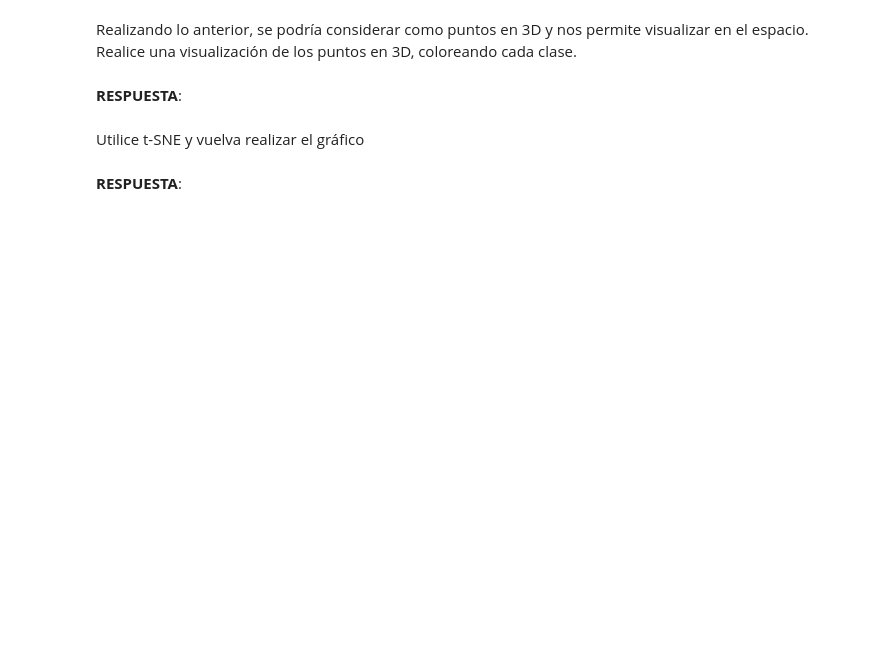
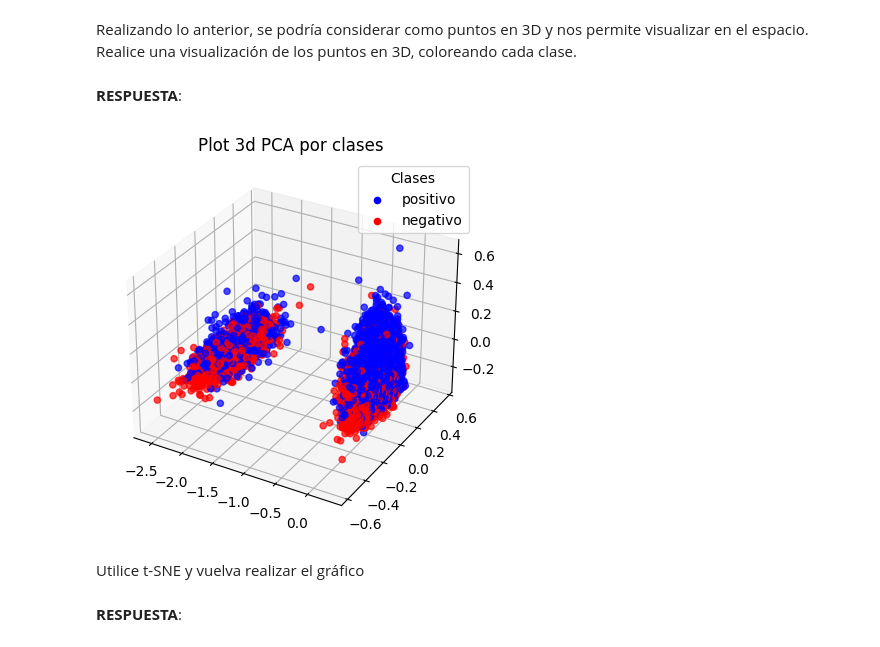
Before and after one commit to Larraguibel/NLP-projects, a Jupyter notebook: Tarea-1/T1_Vergara_Briones_Ignacio.ipynb (2).ipynb, the cells around one changed output. Cells and saved outputs as stored; diff of their text form; code cells hidden in the pictures; blank space fills up the shorter version.

```diff
--- a/Tarea-1/T1_Vergara_Briones_Ignacio.ipynb (2).ipynb
+++ b/Tarea-1/T1_Vergara_Briones_Ignacio.ipynb (2).ipynb
@@ -405,6 +442,9 @@ Transforme los reviews en español a vectores (embeddings)
 **RESPUESTA**:
 # %% [markdown]
 ## TODO: Duda, se hace sobre el corpus tokenizado?
+# %%
+corpus_es_def = [review.split() for review in corpus_es]
 # %%
 from gensim.models import Word2Vec
-model = Word2Vec(sentences=corpus_train, vector_size=100, window=5, min_count=1, workers=4, sg=1)
+model = Word2Vec(sentences=corpus_es_def, vector_size=100, window=5, min_count=1, workers=4, sg=1)  # Se realiza usando skip-grams
+# ya con este modelo se
@@ -419,6 +455,16 @@ model.wv.vectors.shape
+# %%
+# Se utiliza el modelo de W2V para generar el embedding de palabras mediante el promedio de los embedding de cada palabra
+def embed_review(review):
+    return np.mean(model.wv[review], axis=0)
+X_es = np.array([embed_review(review) for review in corpus_es_def])
 # %% [markdown]
 ## 2.4 Generación de gráficos (5 puntos)
 # %% [markdown]
 Utilice PCA con 3 componentes sobre los embeddings
 # %% [markdown]
 **RESPUESTA**:
+# %%
+from sklearn.decomposition import PCA
+pca = PCA(n_components=3)
+X_es_3d = pca.fit_transform(X_es)
+print(f"Varianza total explica {sum(pca.explained_variance_ratio_)}")
@@ -426,6 +474,23 @@ Utilice PCA con 3 componentes sobre los embeddings
 Realizando lo anterior, se podría considerar como puntos en 3D y nos permite visualizar en el espacio. Realice una visualización de los puntos en 3D, coloreando cada clase.
 # %% [markdown]
 **RESPUESTA**:
+# %%
+df_toplot = pd.DataFrame(X_es_3d, columns=['PCA1', 'PCA2', 'PCA3'])
+df_toplot["Clases"] = df["sentimiento"]
+# Se filtran los PCA asociados a cada sentimiento para plotearlos de manera segmentada
+fig = plt.figure(figsize = (12, 6))
+ax = plt.axes(projection='3d')
+colores = {"positivo": "blue", "negativo": "red"}
+cmap = df_toplot["Clases"].map(colores).to_numpy()
+ax.scatter(df_toplot["PCA1"], df_toplot["PCA2"], df_toplot["PCA3"],c=cmap, alpha=0.7)
+ax.set_title('Plot 3d PCA por clases')
+# Para la leyenda
+for clase, color in colores.items():
+    ax.scatter([], [], [], c=color, label=clase)
+ax.legend(title="Clases")
+plt.show()
+# %% [output]
+[figure, added]
 # %% [markdown]
 Utilice t-SNE y vuelva realizar el gráfico
 # %% [markdown]
```
Also changed, not shown: parts of 11 cells of this notebook.
